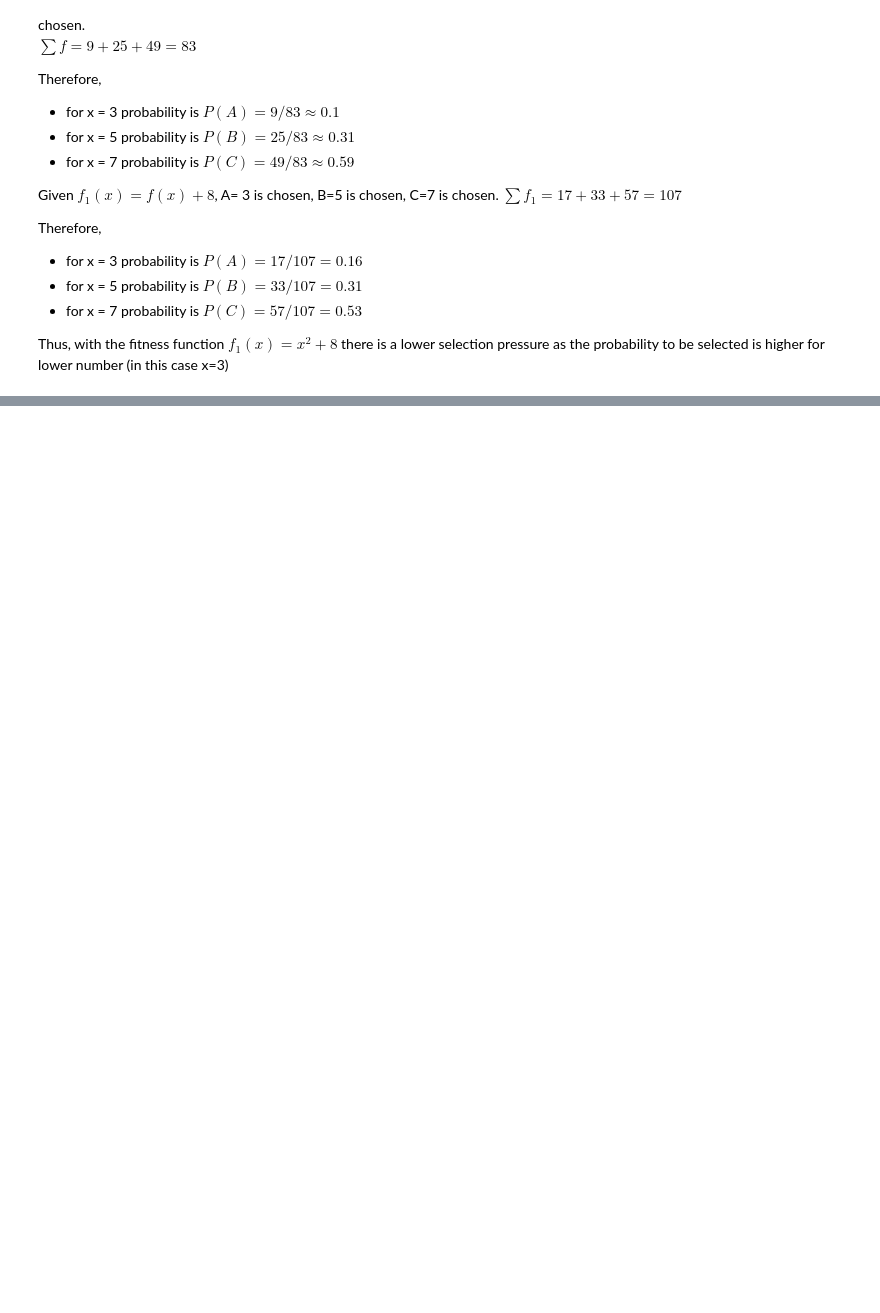
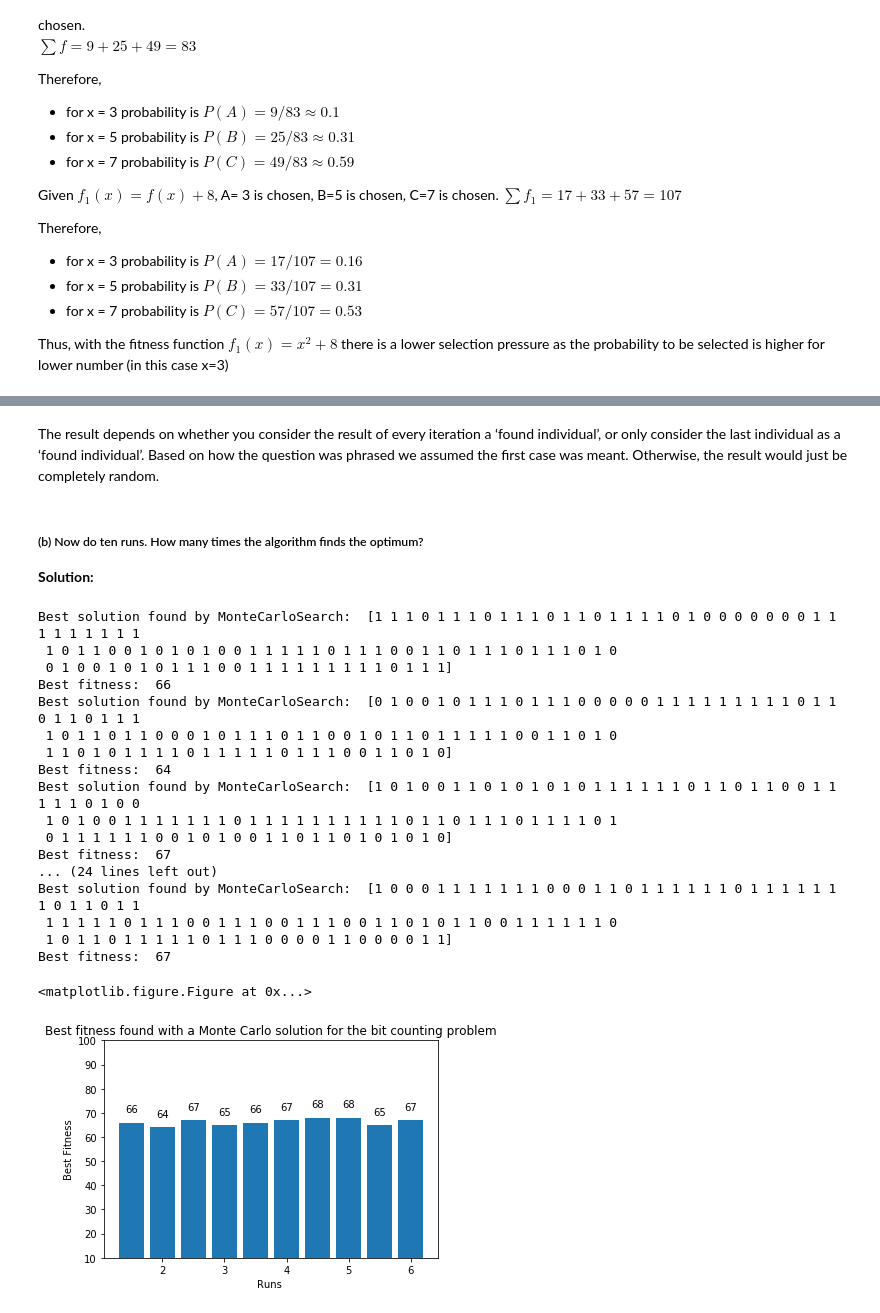
Before and after one commit to LucaParolo/NaturalComputingAssignments, a Jupyter notebook: Assignment 1/Exercises.ipynb, the cells around one changed output, grey strips where cells are left out. Saved outputs shown, nothing was run; the diff lists cells and outputs as text; code cells hidden in the pictures; blank space fills up the shorter version.

```diff
--- a/Assignment 1/Exercises.ipynb
+++ b/Assignment 1/Exercises.ipynb
@@ -105,0 +128,52 @@ f.close()
+# %% [markdown]
+The result depends on whether you consider the result of every iteration a ‘found individual’, or only consider the last individual as a ‘found individual’. Based on how the question was phrased we assumed the first case was meant. Otherwise, the result would just be completely random.
+# %% [markdown]
+##### (b) Now do ten runs. How many times the algorithm finds the optimum?
+
+**Solution:**
+# %%
+plt.figure(1,figsize=(13,8))
+fig, ax = plt.subplots()
+plt.xlabel("Runs ")
+plt.ylabel("Best Fitness")
+plt.title("Best fitness found with a Monte Carlo solution for the bit counting problem")
+runs = range(1, 11)
+performance = []
+def autolabel(rects):
+    """
+    Attach a text label above each bar displaying its height
+    """
+    for rect in rects:
+        height = rect.get_height()
+        ax.text(rect.get_x() + rect.get_width()/2., 1.05*height,
+                '%d' % int(height),
+                ha='center', va='bottom')
+
+for i in range (1,11):
+    to_plot=MonteCarloSearch(counting_ones, 100, 1500)
+    performance.append(max(to_plot))
+rects1 = ax.bar(runs, performance , align='center')
+ax.set_xticklabels(runs)
+plt.ylim(10, 100)
+autolabel(rects1)
+plt.show()
+# %% [output]
+Best solution found by MonteCarloSearch:  [1 1 1 0 1 1 1 0 1 1 1 0 1 1 0 1 1 1 1 0 1 0 0 0 0 0 0 0 1 1 1 1 1 1 1 1 1
+ 1 0 1 1 0 0 1 0 1 0 1 0 0 1 1 1 1 1 0 1 1 1 0 0 1 1 0 1 1 1 0 1 1 1 0 1 0
+ 0 1 0 0 1 0 1 0 1 1 1 0 0 1 1 1 1 1 1 1 1 1 0 1 1 1]
+Best fitness:  66
+Best solution found by MonteCarloSearch:  [0 1 0 0 1 0 1 1 1 0 1 1 1 0 0 0 0 0 1 1 1 1 1 1 1 1 1 0 1 1 0 1 1 0 1 1 1
+ 1 0 1 1 0 1 1 0 0 0 1 0 1 1 1 0 1 1 0 0 1 0 1 1 0 1 1 1 1 1 0 0 1 1 0 1 0
+ 1 1 0 1 0 1 1 1 1 0 1 1 1 1 1 0 1 1 1 0 0 1 1 0 1 0]
+Best fitness:  64
+Best solution found by MonteCarloSearch:  [1 0 1 0 0 1 1 0 1 0 1 0 1 0 1 1 1 1 1 1 0 1 1 0 1 1 0 0 1 1 1 1 1 0 1 0 0
+ 1 0 1 0 0 1 1 1 1 1 1 1 0 1 1 1 1 1 1 1 1 1 1 0 1 1 0 1 1 1 0 1 1 1 1 0 1
+ 0 1 1 1 1 1 1 0 0 1 0 1 0 0 1 1 0 1 1 0 1 0 1 0 1 0]
+Best fitness:  67
+... (24 lines left out)
+Best solution found by MonteCarloSearch:  [1 0 0 0 1 1 1 1 1 1 1 0 0 0 1 1 0 1 1 1 1 1 1 0 1 1 1 1 1 1 1 0 1 1 0 1 1
+ 1 1 1 1 1 0 1 1 1 0 0 1 1 1 0 0 1 1 1 0 0 1 1 0 1 0 1 1 0 0 1 1 1 1 1 1 0
+ 1 0 1 1 0 1 1 1 1 1 0 1 1 1 0 0 0 0 1 1 0 0 0 0 1 1]
+Best fitness:  67
+<matplotlib.figure.Figure at 0x...>
+[figure, added]
```
Also changed, not shown: parts of 23 cells of this notebook.
